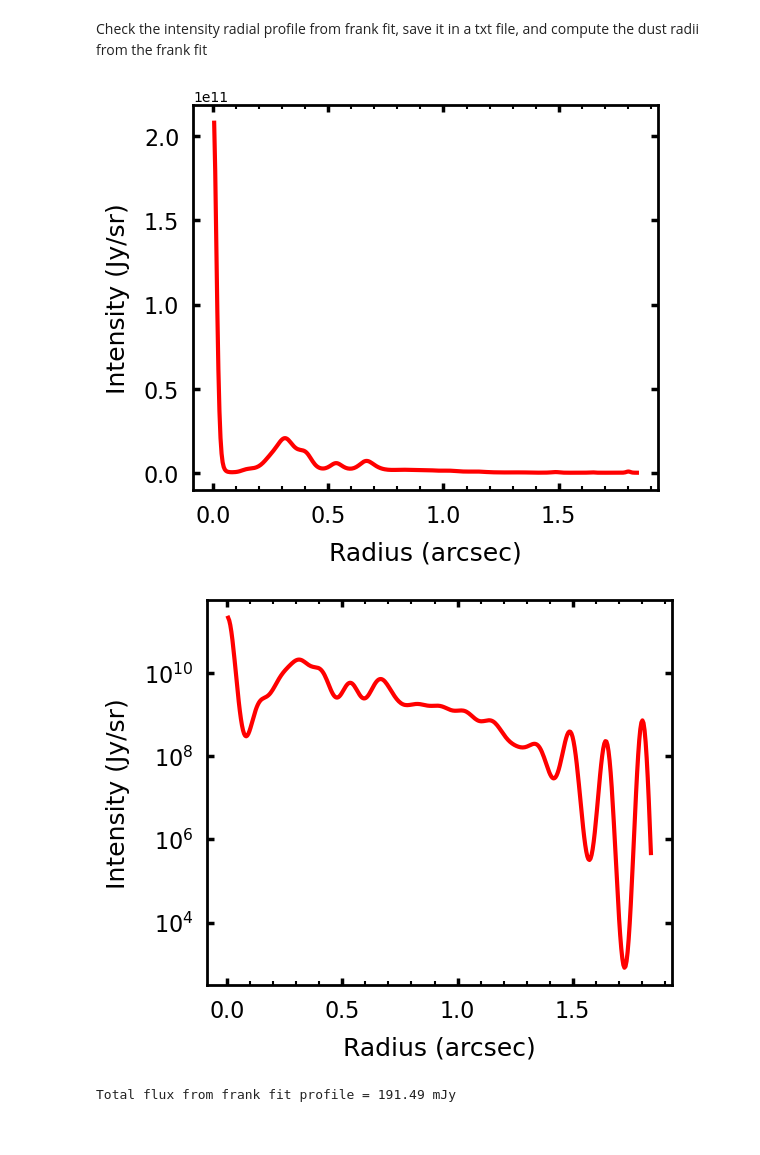
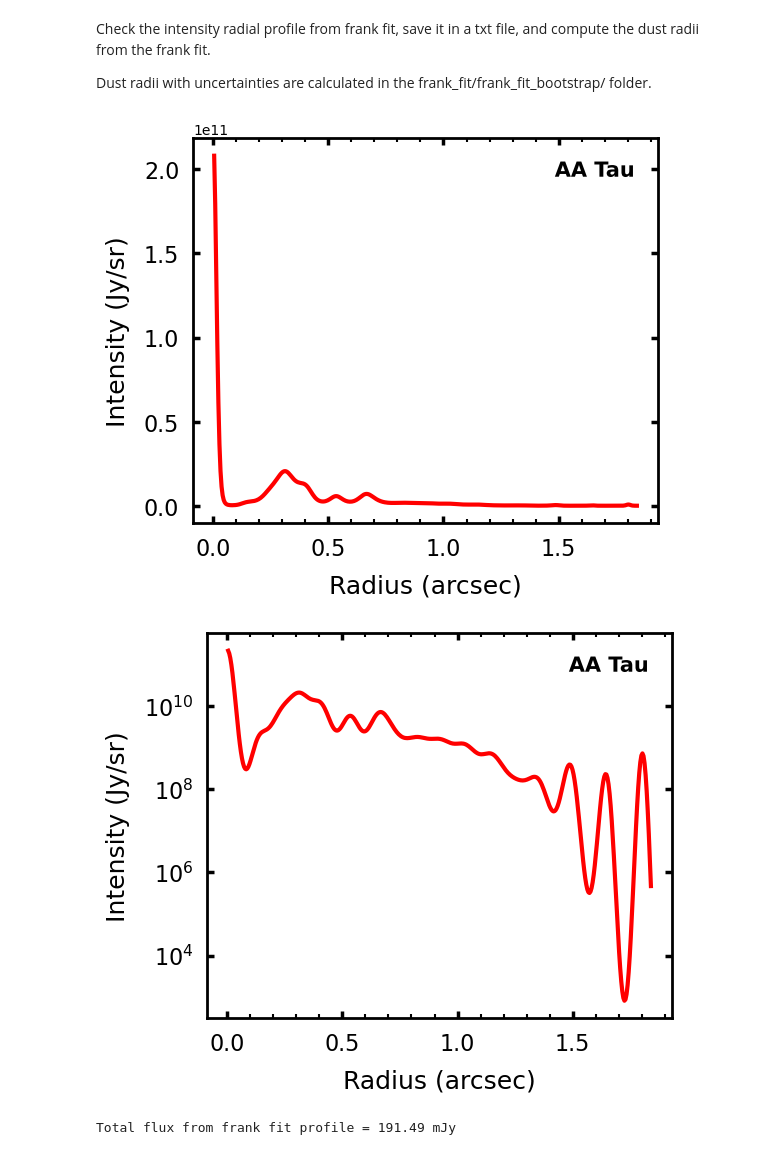
Before and after one commit to pcurone/exoALMA_continuum_pipeline, a Jupyter notebook: analysis/intensity_profile_radii_frank_fit.ipynb, the cells around one changed output. Cells and saved outputs as stored; diff of their text form; code cells hidden in the pictures.

```diff
--- a/analysis/intensity_profile_radii_frank_fit.ipynb
+++ b/analysis/intensity_profile_radii_frank_fit.ipynb
@@ -1,5 +1,7 @@
 # %% [markdown]
-Check the intensity radial profile from frank fit, save it in a txt file, and compute the dust radii from the frank fit
+Check the intensity radial profile from frank fit, save it in a txt file, and compute the dust radii from the frank fit.
+
+Dust radii with uncertainties are calculated in the frank_fit/frank_fit_bootstrap/ folder.
 # %%
 import os, sys, time
 import numpy as np
@@ -31,7 +34,7 @@ arcsec = 1/3600 * np.pi/180
 deg = np.pi/180
 # %%
 target = 'AA_Tau'
-target_name = 'AA Tau'
+target_label = disk.disk[target]['label']
 # %%
 # Load data
 dat_uv = np.load(f'../data/{target}_continuum.vis.npz')
@@ -50,27 +53,35 @@ r_frank_au =  r_frank * distance_pc
 # %%
 fig = plt.figure(figsize=(6,5))
 ax =fig.add_subplot()
 
 ax.plot(r_frank, Inu_frank, color='r', linewidth=3)
+
+ax.text(0.95, 0.9, s=target_label,ha='right',
+        transform=ax.transAxes, color='k', fontsize=15, fontweight='bold',
+        path_effects=[patheffects.withStroke(linewidth=5, foreground="w")])
 
 index_xticks = 0.5
 ax.xaxis.set_major_locator(MultipleLocator(index_xticks))
 ax.xaxis.set_minor_locator(MultipleLocator(index_xticks/5))
 
 ax.tick_params(which='major',axis='both',right=True,top=True, labelsize=16, pad=10,width=2.5, length=5,direction='in',color='k')
 ax.tick_params(which='minor',axis='both',right=True,top=True, labelsize=16, pad=10,width=1.5, length=3,direction='in',color='k')
 
 ax.set_xlabel('Radius (arcsec)', fontsize = 18, labelpad=10)
 ax.set_ylabel('Intensity (Jy/sr)', fontsize = 18, labelpad=10)
 for axis in ['top', 'bottom', 'left', 'right']:
     ax.spines[axis].set_linewidth(2)
 # %% [output]
-[figure, old version]
+[figure, new version]
 # %%
 fig = plt.figure(figsize=(6,5))
 ax =fig.add_subplot()
 
 ax.plot(r_frank, Inu_frank, color='r', linewidth=3)
+
+ax.text(0.95, 0.9, s=target_label,ha='right',
+        transform=ax.transAxes, color='k', fontsize=15, fontweight='bold',
+        path_effects=[patheffects.withStroke(linewidth=5, foreground="w")])
 
 index_xticks = 0.5
 ax.xaxis.set_major_locator(MultipleLocator(index_xticks))
@@ -86,7 +97,7 @@ ax.set_ylabel('Intensity (Jy/sr)', fontsize = 18, labelpad=10)
 for axis in ['top', 'bottom', 'left', 'right']:
     ax.spines[axis].set_linewidth(2)
 # %% [output]
-[figure, old version]
+[figure, new version]
 # %%
 # frank profile
 np.savetxt(f'{target}_frank_profile.txt',
```
Also changed, not shown: parts of 3 cells of this notebook.
